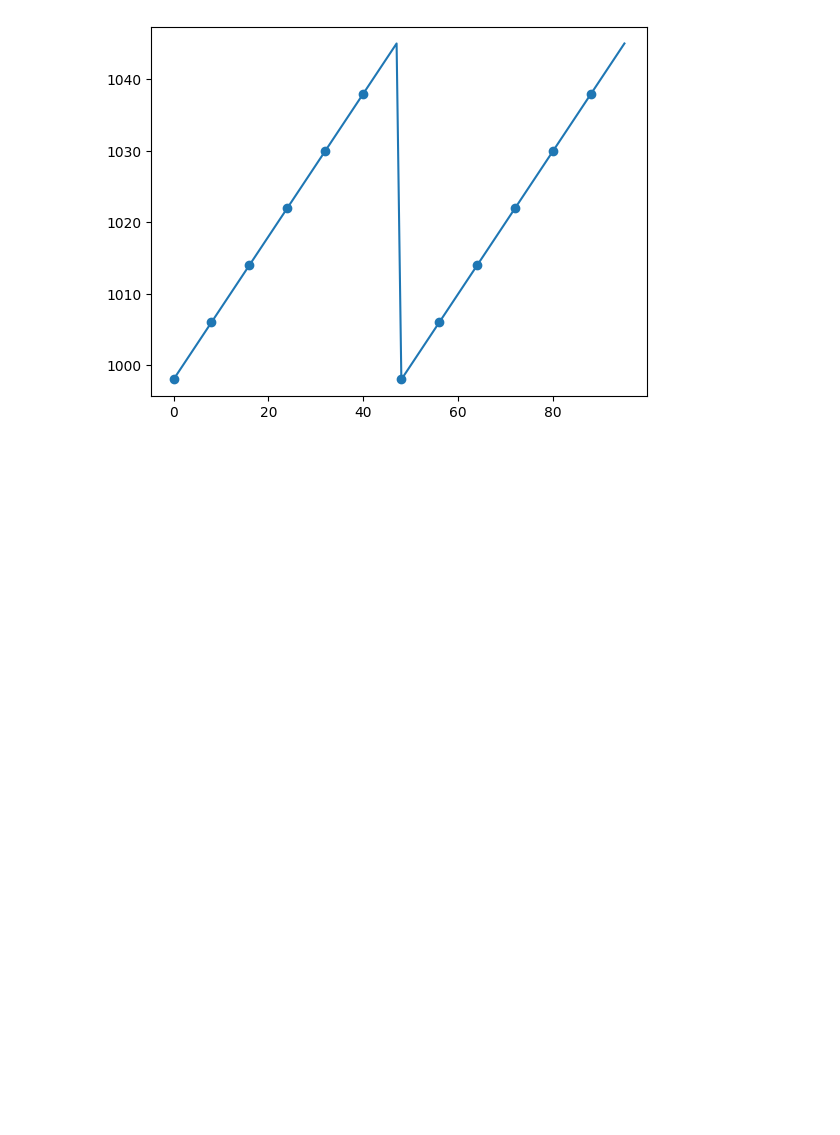
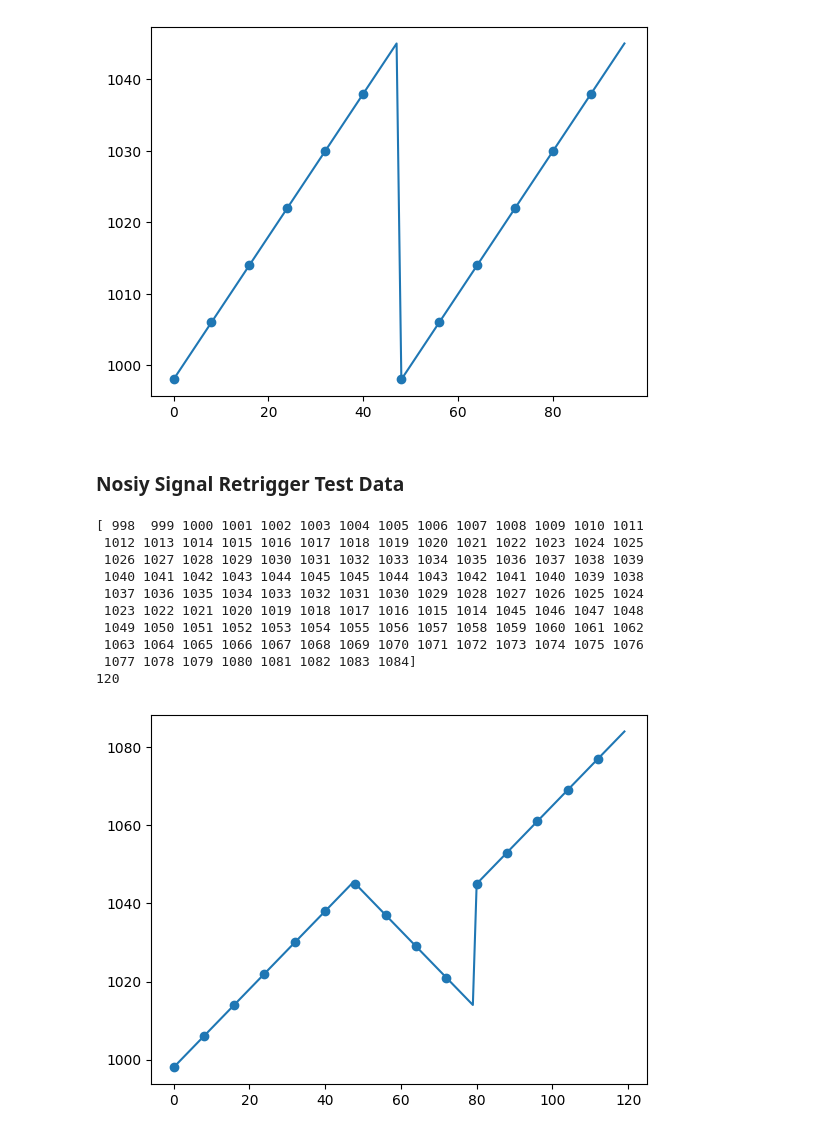
Before and after one commit to sebastianhorvath/qick-atomic, a Jupyter notebook: firmware/test_data_gen/nanowire_dt.ipynb, the cells around one changed output. Drawn from its saved outputs; the diff is of its cells as text; code cells hidden in the pictures; blank space fills up the shorter version.

Commit message:
Checking that actual changes for dead time retriggering were implemented

```diff
--- a/firmware/test_data_gen/nanowire_dt.ipynb
+++ b/firmware/test_data_gen/nanowire_dt.ipynb
@@ -128,3 +128,32 @@ with open('doublepeak1.txt', 'w') as d_bin_file:
  1020 1021 1022 1023 1024 1025 1026 1027 1028 1029 1030 1031 1032 1033
  1034 1035 1036 1037 1038 1039 1040 1041 1042 1043 1044 1045]
 [figure]
+# %% [markdown]
+### Nosiy Signal Retrigger Test Data
+# %%
+single_peak = [i+998 for i in range(48)]
+single_peak = np.array(single_peak,dtype=np.int16)
+single_cont = np.array([single_peak[-1] + i for i in range(40)])
+
+noise = np.array([single_peak[-1] - i for i in range(32)], dtype=np.int16)
+
+noisy_signal = np.concatenate((single_peak, noise, single_cont), axis=0)
+print(noisy_signal)
+
+plt.plot(noisy_signal, markevery=8, marker='o')
+
+d_bin_data = np.array([np.binary_repr((data<<2), width=16) for data in noisy_signal])
+
+print(len(noisy_signal))
+# %% [output]
+[ 998  999 1000 1001 1002 1003 1004 1005 1006 1007 1008 1009 1010 1011
+ 1012 1013 1014 1015 1016 1017 1018 1019 1020 1021 1022 1023 1024 1025
+ 1026 1027 1028 1029 1030 1031 1032 1033 1034 1035 1036 1037 1038 1039
+ 1040 1041 1042 1043 1044 1045 1045 1044 1043 1042 1041 1040 1039 1038
+ 1037 1036 1035 1034 1033 1032 1031 1030 1029 1028 1027 1026 1025 1024
+ 1023 1022 1021 1020 1019 1018 1017 1016 1015 1014 1045 1046 1047 1048
+ 1049 1050 1051 1052 1053 1054 1055 1056 1057 1058 1059 1060 1061 1062
+ 1063 1064 1065 1066 1067 1068 1069 1070 1071 1072 1073 1074 1075 1076
+ 1077 1078 1079 1080 1081 1082 1083 1084]
+120
+[figure, added]
```
Also changed, not shown: parts of 1 cell of this notebook, 5 other files.
